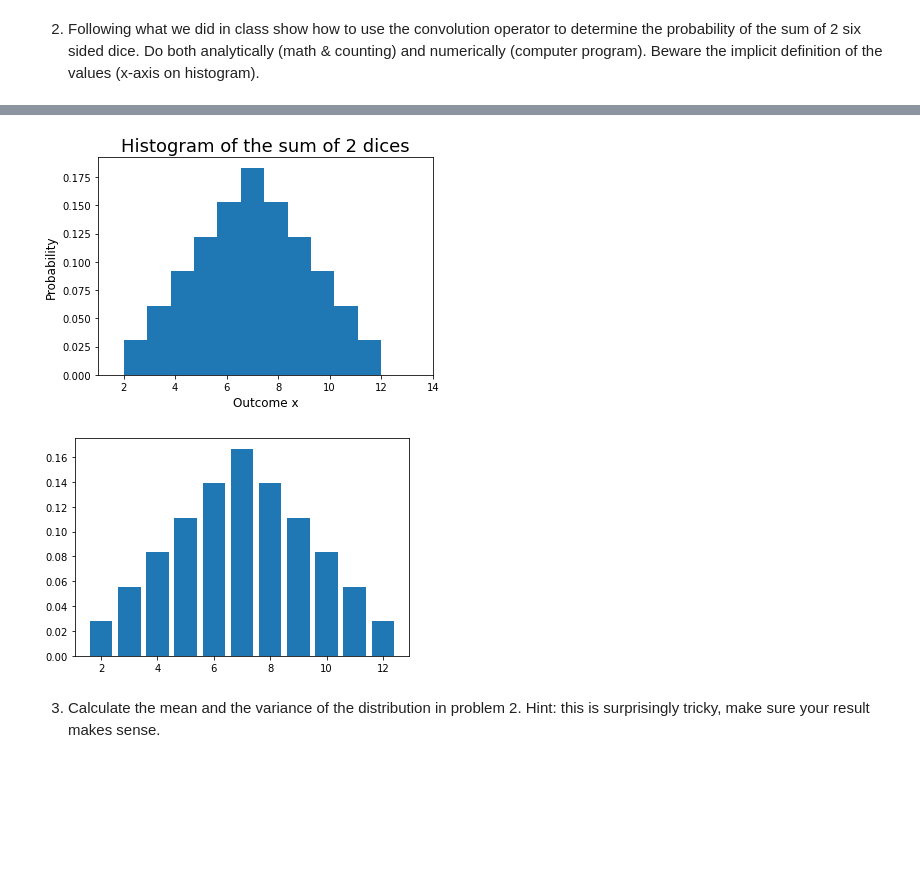
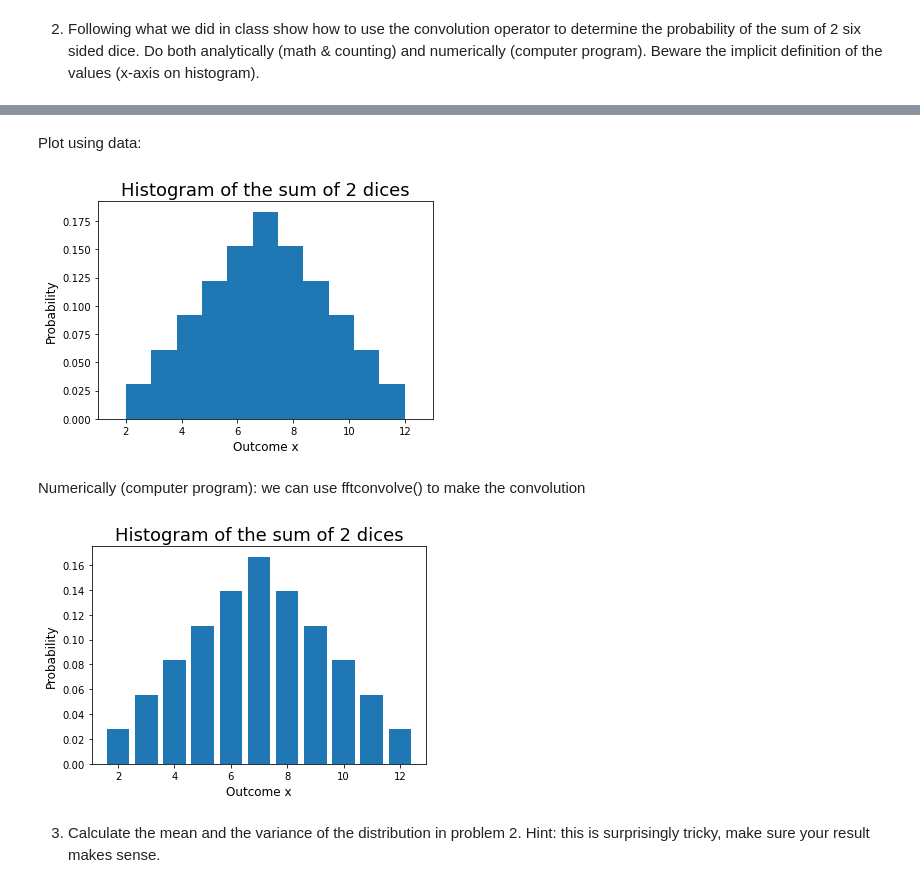
Before and after one commit to Linda189/Phys434, a Jupyter notebook: HW2.ipynb, the cells around one changed output, grey strips where cells are left out. Drawn from its saved outputs; the diff is of its cells as text; code cells hidden in the pictures; blank space fills up the shorter version.

```diff
--- a/HW2.ipynb
+++ b/HW2.ipynb
@@ -17,3 +21,5 @@ $$P_2=\frac{1}{36},P_3=\frac{2}{36},P_4=\frac{3}{36},P_5=\frac{4}{36},P_6=\frac{
+# %% [markdown]
+Plot using data:
 # %%
 %matplotlib inline
 import numpy as np
@@ -24,25 +30,30 @@ from scipy import signal
 
 d = np.array([2,3,3,4,4,4,5,5,5,5,6,6,6,6,6,7,7,7,7,7,7,8,8,8,8,8,9,9,9,9,10,10,10,11,11,12])
 ax=plt.hist(d,density=True,bins=11)
-plt.xlim([1,14])
+plt.xlim([1,13])
 plt.xlabel('Outcome x', size=12)
 plt.ylabel('Probability', size=12)
 plt.title('Histogram of the sum of 2 dices', size=18)
 plt.show()
 # %% [output]
-[figure, old version]
+[figure, new version]
+# %% [markdown]
+Numerically (computer program): we can use fftconvolve() to make the convolution
 # %%
 probs =[1/6,1/6,1/6,1/6,1/6,1/6]
 sums = scipy.signal.fftconvolve(probs,probs);
 x=np.array([1,2,3,4,5,6]);
 n=2;
 xmin=x[0]*n;
 xmax=x[len(x)-1]*n
 x1=np.arange(xmin,xmax+1)
 ax=plt.bar(x1,sums);
+plt.xlabel('Outcome x', size=12)
+plt.ylabel('Probability', size=12)
+plt.title('Histogram of the sum of 2 dices', size=18)
 plt.show()
 # %% [output]
-[figure, old version]
+[figure, new version]
 # %% [markdown]
 3) Calculate the mean and the variance of the distribution in problem 2. Hint: this is surprisingly tricky, make sure your result makes sense.
 # %%
```
Also changed, not shown: parts of 8 cells of this notebook.
